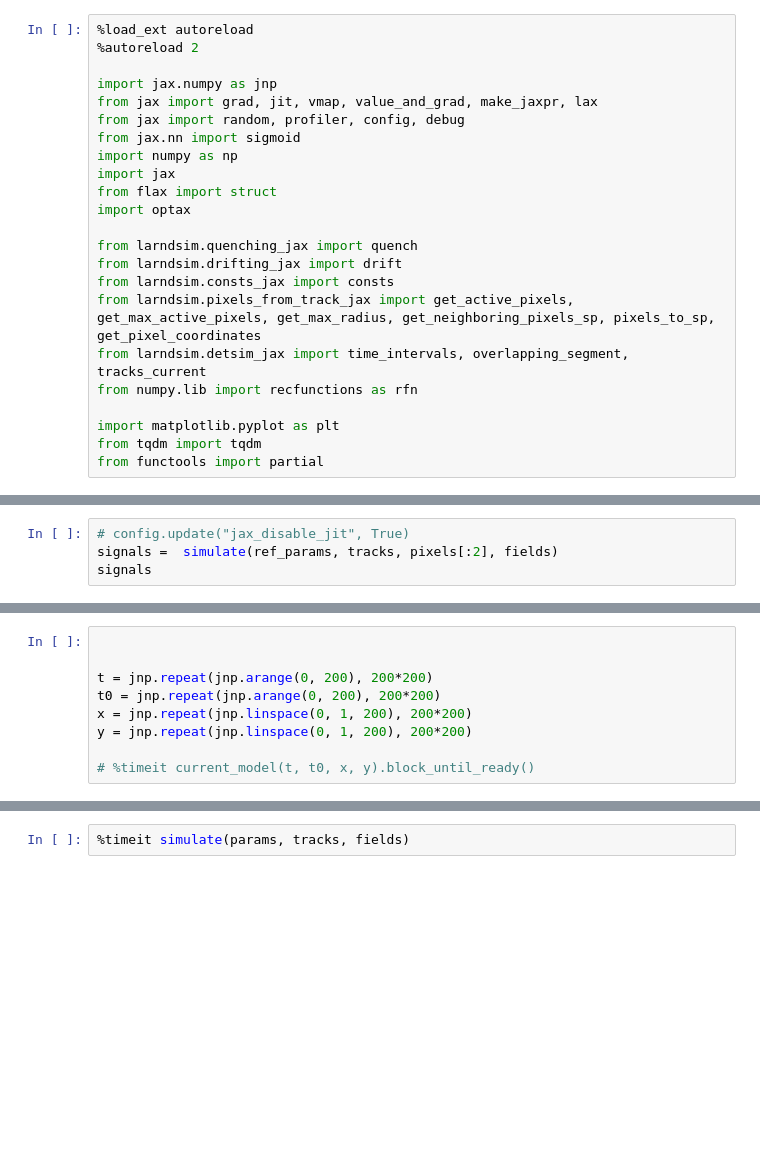
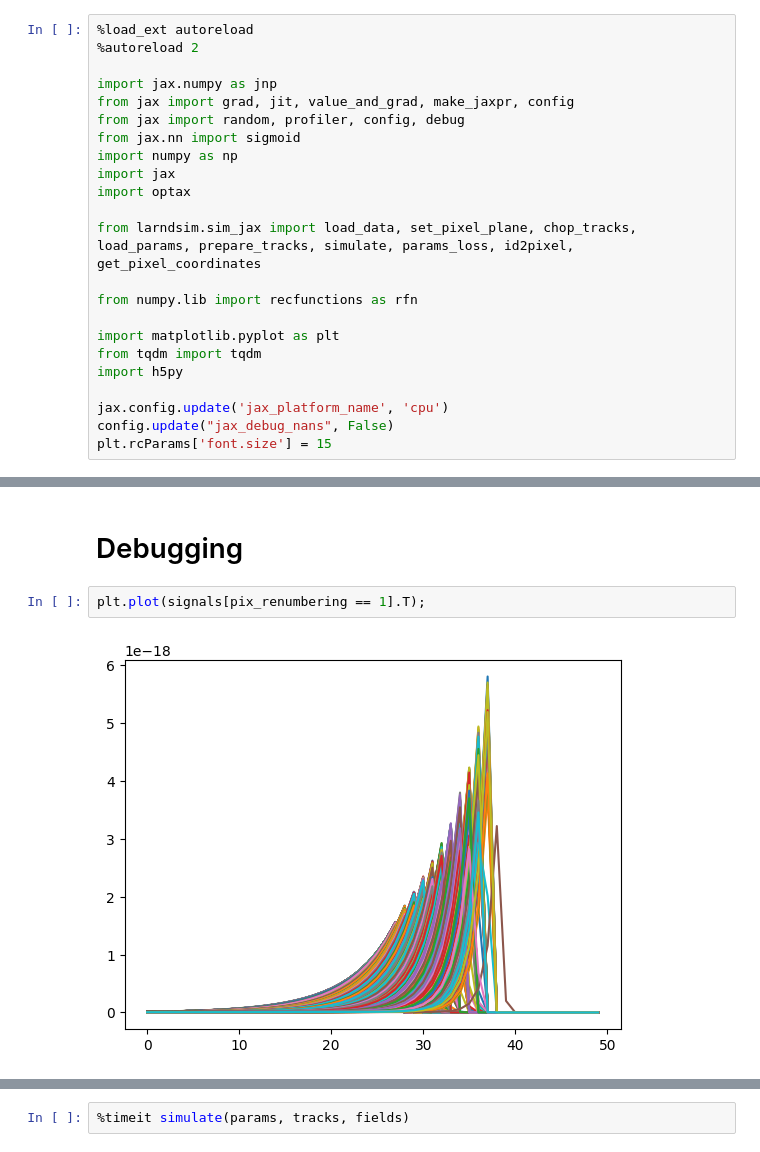
Before and after one commit to ynashed/larnd-sim, a Jupyter notebook: jax.ipynb, the cells around one changed output, grey strips where cells are left out. Drawn from its saved outputs; the diff is of its cells as text; blank space fills up the shorter version.

```diff
--- a/jax.ipynb
+++ b/jax.ipynb
@@ -3,21 +3,21 @@
 %autoreload 2
 
 import jax.numpy as jnp
-from jax import grad, jit, vmap, value_and_grad, make_jaxpr, lax
+from jax import grad, jit, value_and_grad, make_jaxpr, config
 from jax import random, profiler, config, debug
 from jax.nn import sigmoid
 import numpy as np
 import jax
-from flax import struct
 import optax
 
-from larndsim.quenching_jax import quench
-from larndsim.drifting_jax import drift
-from larndsim.consts_jax import consts
-from larndsim.pixels_from_track_jax import get_active_pixels, get_max_active_pixels, get_max_radius, get_neighboring_pixels_sp, pixels_to_sp, get_pixel_coordinates
-from larndsim.detsim_jax import time_intervals, overlapping_segment, tracks_current
+from larndsim.sim_jax import load_data, set_pixel_plane, chop_tracks, load_params, prepare_tracks, simulate, params_loss, id2pixel, get_pixel_coordinates
+
 from numpy.lib import recfunctions as rfn
 
 import matplotlib.pyplot as plt
 from tqdm import tqdm
-from functools import partial
+import h5py
+
+jax.config.update('jax_platform_name', 'cpu')
+config.update("jax_debug_nans", False)
+plt.rcParams['font.size'] = 15
@@ -425,4 +23,0 @@ params.time_max
-# %%
-# config.update("jax_disable_jit", True)
-signals =  simulate(ref_params, tracks, pixels[:2], fields)
-signals
@@ -507,9 +118,6 @@ fig.tight_layout()
-# %%
-
-
-t = jnp.repeat(jnp.arange(0, 200), 200*200)
-t0 = jnp.repeat(jnp.arange(0, 200), 200*200)
-x = jnp.repeat(jnp.linspace(0, 1, 200), 200*200)
-y = jnp.repeat(jnp.linspace(0, 1, 200), 200*200)
-
-# %timeit current_model(t, t0, x, y).block_until_ready()
+# %% [markdown]
+# Debugging
+# %%
+plt.plot(signals[pix_renumbering == 1].T);
+# %% [output]
+[figure, added]
```
Also changed, not shown: parts of 31 cells of this notebook, 7 other files.
